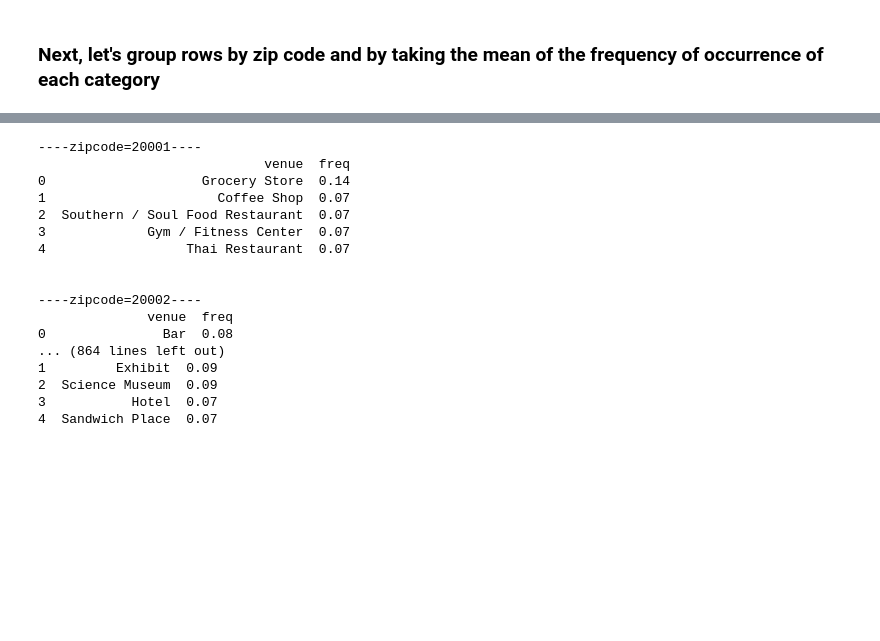
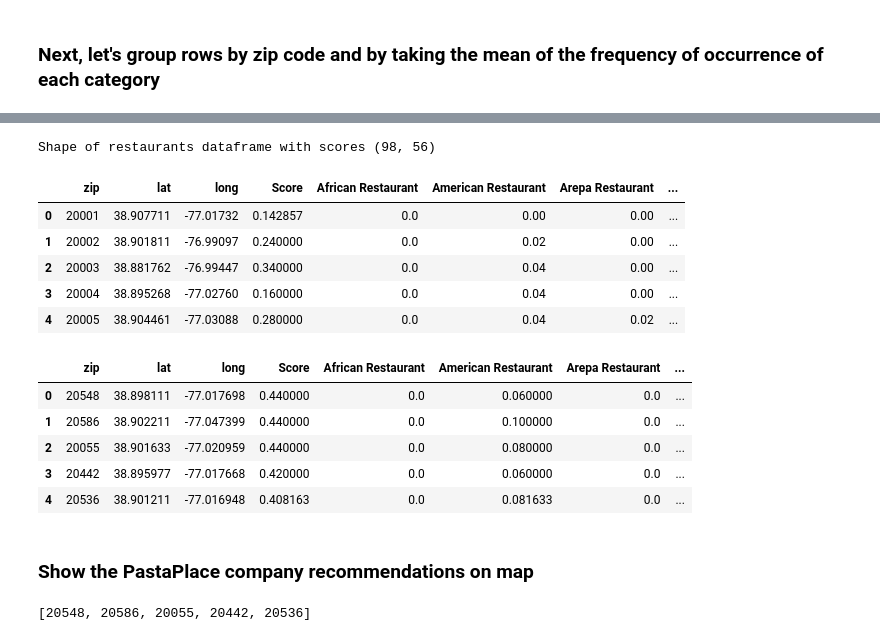
Before and after one commit to mpamal/Coursera_Capstone, a Jupyter notebook: Coursera_Capstone.ipynb, the cells around one changed output, grey strips where cells are left out. Cells and saved outputs as stored; diff of their text form; code cells hidden in the pictures; blank space fills up the shorter version.

```diff
--- a/Coursera_Capstone.ipynb
+++ b/Coursera_Capstone.ipynb
@@ -213,30 +210,36 @@ restaurantsDf.head()
-# %%
-num_top_venues = 5
-
-for zipcode in dc_grouped['zip']:
-    print("----zipcode="+ zipcode +"----")
-    temp = dc_grouped[dc_grouped['zip'] == zipcode].T.reset_index()
-    temp.columns = ['venue','freq']
-    temp = temp.iloc[1:]
-    temp['freq'] = temp['freq'].astype(float)
-    temp = temp.round({'freq': 2})
-    print(temp.sort_values('freq', ascending=False).reset_index(drop=True).head(num_top_venues))
-    print('\n')
-# %% [output]
-----zipcode=20001----
-                             venue  freq
-0                    Grocery Store  0.14
-1                      Coffee Shop  0.07
-2  Southern / Soul Food Restaurant  0.07
-3             Gym / Fitness Center  0.07
-4                  Thai Restaurant  0.07
-
-
-----zipcode=20002----
-              venue  freq
-0               Bar  0.08
-... (864 lines left out)
-1         Exhibit  0.09
-2  Science Museum  0.09
-3           Hotel  0.07
-4  Sandwich Place  0.07
+# %%
+restaurantsDf = dc_grouped[restaurantCategories]
+# restaurantsDf.loc[0:, "Total"] = restaurantsDf.sum(axis=1)
+restaurantsDf.insert(0, "Score", restaurantsDf.sum(axis=1) )
+restaurantsDf.insert(0, "zip", dc_grouped["zip"] )
+restaurantsDf.insert(1, "lat", dc_grouped["lat"] )
+restaurantsDf.insert(2, "long", dc_grouped["long"] )
+# restaurantsDf.iloc[0]
+print('Shape of restaurants dataframe with scores {} '.format(restaurantsDf.shape))
+restaurantsDf.head()
+# %% [output]
+Shape of restaurants dataframe with scores (98, 56)
+|  | zip | lat | long | Score | African Restaurant | American Restaurant | Arepa Restaurant | ... |
+| 0 | 20001 | 38.907711 | -77.01732 | 0.142857 | 0.0 | 0.00 | 0.00 | ... |
+| 1 | 20002 | 38.901811 | -76.99097 | 0.240000 | 0.0 | 0.02 | 0.00 | ... |
+| 2 | 20003 | 38.881762 | -76.99447 | 0.340000 | 0.0 | 0.04 | 0.00 | ... |
+| 3 | 20004 | 38.895268 | -77.02760 | 0.160000 | 0.0 | 0.04 | 0.00 | ... |
+| 4 | 20005 | 38.904461 | -77.03088 | 0.280000 | 0.0 | 0.04 | 0.02 | ... |
+# %%
+# Sort zip codes with total restaurant score in descending order
+sortedZipcodes = restaurantsDf.sort_values('Score', ascending=False).reset_index(drop=True).head(5)
+sortedZipcodes.reset_index(drop=True)
+sortedZipcodes.head()
+# %% [output]
+|  | zip | lat | long | Score | African Restaurant | American Restaurant | Arepa Restaurant | ... |
+| 0 | 20548 | 38.898111 | -77.017698 | 0.440000 | 0.0 | 0.060000 | 0.0 | ... |
+| 1 | 20586 | 38.902211 | -77.047399 | 0.440000 | 0.0 | 0.100000 | 0.0 | ... |
+| 2 | 20055 | 38.901633 | -77.020959 | 0.440000 | 0.0 | 0.080000 | 0.0 | ... |
+| 3 | 20442 | 38.895977 | -77.017668 | 0.420000 | 0.0 | 0.060000 | 0.0 | ... |
+| 4 | 20536 | 38.901211 | -77.016948 | 0.408163 | 0.0 | 0.081633 | 0.0 | ... |
+# %% [markdown]
+### Show the PastaPlace company recommendations on map
+# %%
+sortedZipcodes["zip"].tolist()
+# %% [output]
+[20548, 20586, 20055, 20442, 20536]
```
Also changed, not shown: parts of 14 cells of this notebook, 3 other files.
